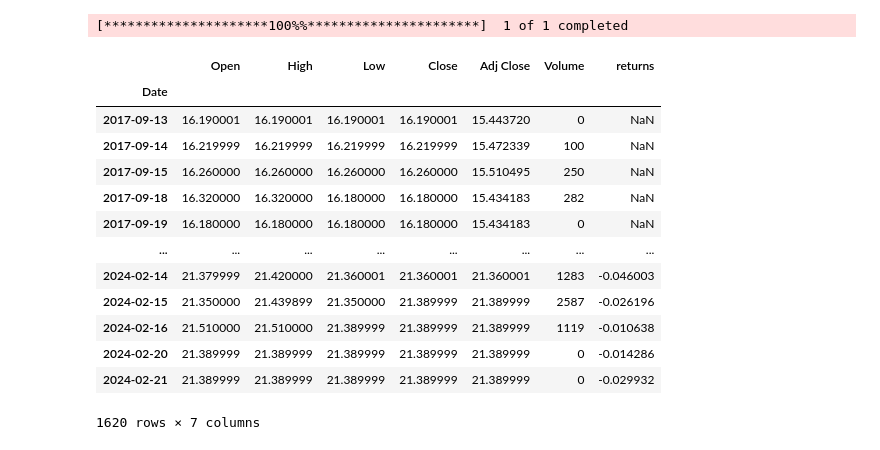
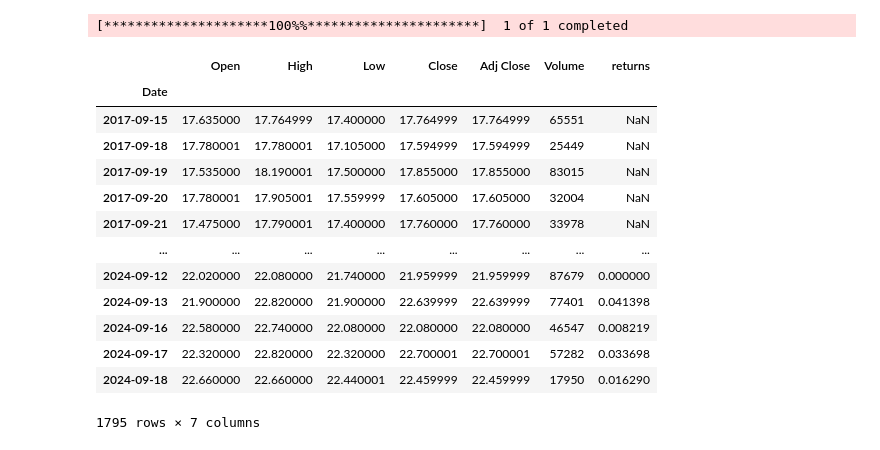
Before and after one commit to vanSnip/Options, a Jupyter notebook: CovCall.ipynb, the cells around one changed output. Cells and saved outputs as stored; diff of their text form; code cells hidden in the pictures.

```diff
--- a/CovCall.ipynb
+++ b/CovCall.ipynb
@@ -71,26 +74,26 @@ def return_options(prices, Ks, range_begin, range_end, stock_price, option_types
     else:
         return(pd.DataFrame({'X-axes': x_axes, 'Net Return': net_return}))
 # %%
-# Going for average return in 90 days, so 90 days untill expiration
-data = get_data("BFIT", 2560)
+# Going for average return in 30 days, so 30 days untill expiration
+data = get_data("BFIT.AS", 2560)
 data = returns(data, 30)
 data
 # %% [output]
 [*********************100%%**********************]  1 of 1 completed
 |  | Open | High | Low | Close | Adj Close | Volume | returns |
 | Date |  |  |  |  |  |  |  |
-| 2017-09-13 | 16.190001 | 16.190001 | 16.190001 | 16.190001 | 15.443720 | 0 | NaN |
-| 2017-09-14 | 16.219999 | 16.219999 | 16.219999 | 16.219999 | 15.472339 | 100 | NaN |
-| 2017-09-15 | 16.260000 | 16.260000 | 16.260000 | 16.260000 | 15.510495 | 250 | NaN |
-| 2017-09-18 | 16.320000 | 16.320000 | 16.180000 | 16.180000 | 15.434183 | 282 | NaN |
-| 2017-09-19 | 16.180000 | 16.180000 | 16.180000 | 16.180000 | 15.434183 | 0 | NaN |
+| 2017-09-15 | 17.635000 | 17.764999 | 17.400000 | 17.764999 | 17.764999 | 65551 | NaN |
+| 2017-09-18 | 17.780001 | 17.780001 | 17.105000 | 17.594999 | 17.594999 | 25449 | NaN |
+| 2017-09-19 | 17.535000 | 18.190001 | 17.500000 | 17.855000 | 17.855000 | 83015 | NaN |
+| 2017-09-20 | 17.780001 | 17.905001 | 17.559999 | 17.605000 | 17.605000 | 32004 | NaN |
+| 2017-09-21 | 17.475000 | 17.790001 | 17.400000 | 17.760000 | 17.760000 | 33978 | NaN |
 | ... | ... | ... | ... | ... | ... | ... | ... |
-| 2024-02-14 | 21.379999 | 21.420000 | 21.360001 | 21.360001 | 21.360001 | 1283 | -0.046003 |
-| 2024-02-15 | 21.350000 | 21.439899 | 21.350000 | 21.389999 | 21.389999 | 2587 | -0.026196 |
-| 2024-02-16 | 21.510000 | 21.510000 | 21.389999 | 21.389999 | 21.389999 | 1119 | -0.010638 |
-| 2024-02-20 | 21.389999 | 21.389999 | 21.389999 | 21.389999 | 21.389999 | 0 | -0.014286 |
-| 2024-02-21 | 21.389999 | 21.389999 | 21.389999 | 21.389999 | 21.389999 | 0 | -0.029932 |
+| 2024-09-12 | 22.020000 | 22.080000 | 21.740000 | 21.959999 | 21.959999 | 87679 | 0.000000 |
+| 2024-09-13 | 21.900000 | 22.820000 | 21.900000 | 22.639999 | 22.639999 | 77401 | 0.041398 |
+| 2024-09-16 | 22.580000 | 22.740000 | 22.080000 | 22.080000 | 22.080000 | 46547 | 0.008219 |
+| 2024-09-17 | 22.320000 | 22.820000 | 22.320000 | 22.700001 | 22.700001 | 57282 | 0.033698 |
+| 2024-09-18 | 22.660000 | 22.660000 | 22.440001 | 22.459999 | 22.459999 | 17950 | 0.016290 |
-1620 rows × 7 columns
+1795 rows × 7 columns
 # %%
 returns_data = data['returns'].dropna()
 
```
Also changed, not shown: parts of 11 cells of this notebook.
